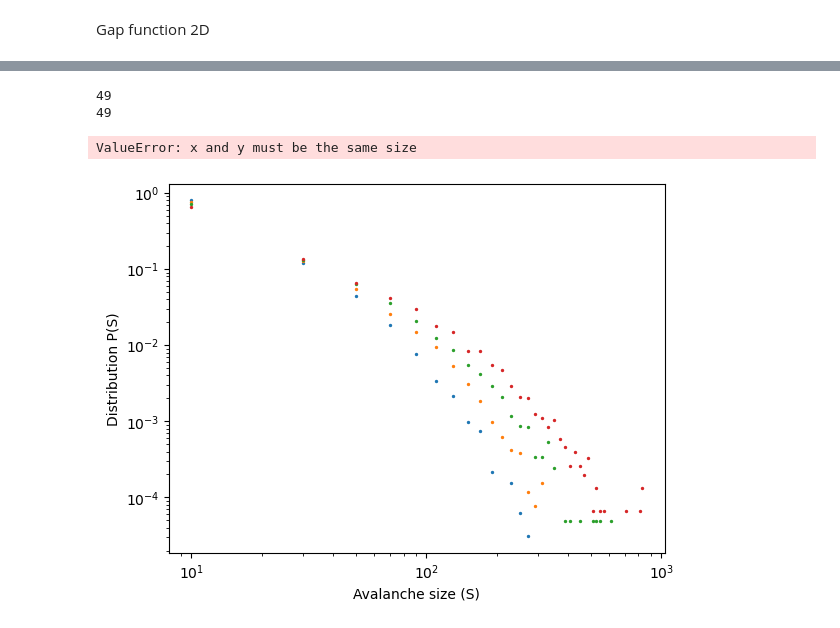
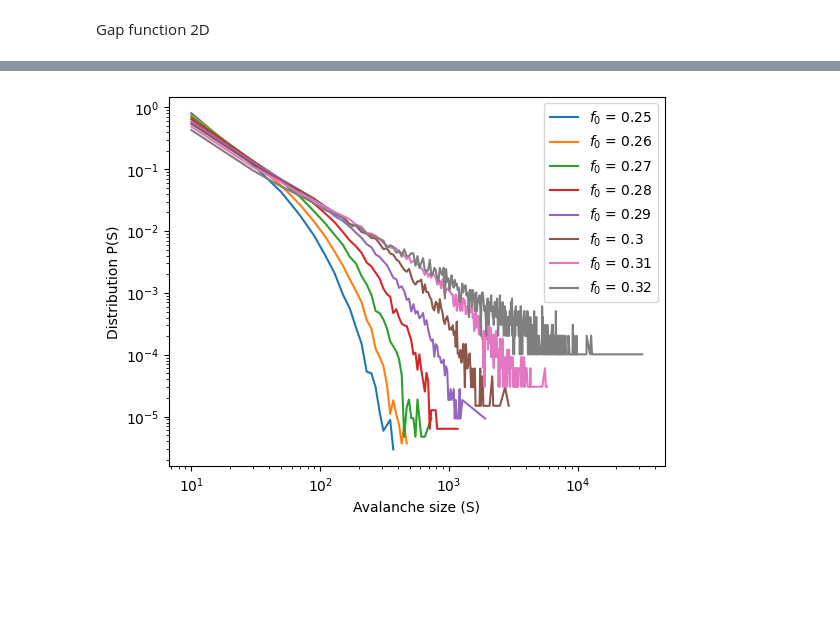
Before and after one commit to elizllaw/CSS_group0, a Jupyter notebook: leon.ipynb, the cells around one changed output, grey strips where cells are left out. Saved outputs shown, nothing was run; the diff lists cells and outputs as text; code cells hidden in the pictures; blank space fills up the shorter version.

```diff
--- a/leon.ipynb
+++ b/leon.ipynb
@@ -316,7 +348,7 @@ plt.show()
 system_sizes = [32, 128, 512, 2048]
 n_iterations = 10000000
 skip_iterations = 200000
-threshold = 0.6
+threshold = 0.65
 
 avalanche_sizes_list = []
 
@@ -466,8 +497,8 @@ Threshold variation
 # %%
 # run simulation for different system sizes to compare
-thresholds = [x for x in np.arange(0.59, 0.65, 0.03)]
-system_size = 265
-n_iterations = 5000000
+thresholds = [x for x in np.arange(0.59, 0.65, 0.01)]
+system_size = 256
+n_iterations = 10000000
 skip_iterations = 200000
 local_segment = [0,1]
 
@@ -765,0 +781,14 @@ plt.show()
+# %%
+# run simulation for different system sizes to compare
+system_sizes = [20, 40, 60, 80]
+# system_sizes = [50]
+
+n_iterations = 300000
+skip_iterations = 0
+threshold = 0.3
+
+min_fitness_list = []
+
+for n_species in system_sizes:
+    min_fitness, fitness_history, avalanche_sizes_global, avalanche_sizes_local, avalanche_activity_global, avalanche_activity_local = bak_sneppen_2D(n_iterations, skip_iterations, n_species, threshold, local_segment)
+    min_fitness_list.append(min_fitness)
@@ -766,5 +827,19 @@ plt.show()
+# %%
+# run simulation for different system sizes to compare
+thresholds_2D = [x for x in np.arange(0.25, 0.33, 0.01)]
+grid_size = 100
+n_iterations = 5000000
+skip_iterations = 0
+local_segment = [0,1]
+
+count = 0
+avalanche_sizes_list = []
+
+for threshold in thresholds_2D:
+    min_fitness, fitness_history, avalanche_sizes_global, avalanche_sizes_local, avalanche_activity_global, avalanche_activity_local = bak_sneppen_2D(n_iterations, skip_iterations, grid_size, threshold, local_segment)
+    avalanche_sizes_list.append(list(avalanche_sizes_global))
 # %%
-thresholds_2D = [x for x in np.arange(0.25, 0.32, 0.01)]
+thresholds_2D = [x for x in np.arange(0.25, 0.33, 0.01)]
 
 
 # for i in range(len(avalanche_sizes_list)):
@@ -798,7 +873,7 @@ thresholds_2D = [x for x in np.arange(0.25, 0.32, 0.01)]
 
 # normalized version
 bin_size = 20
-for i in range(len(avalanche_sizes_list)):
+for i in range(len(avalanche_sizes_list)-1):
     # bins of avalanche sizes
     bins = [x for x in np.arange(0, np.max(avalanche_sizes_list[i]), bin_size)]
     all_bins = [x for x in np.arange(bin_size/2, np.max(avalanche_sizes_list[i]) - bin_size, bin_size)]
@@ -808,35 +883,32 @@ for i in range(len(avalanche_sizes_list)):
     total_avalanches = len(avalanche_sizes_list[i])
     avalanche_distribution = []
     for avalanche in avalanche_size_distribution:
         avalanche_distribution.append(avalanche/total_avalanches)
 
     # remove bins were value is zero
     avalanche_size_distribution_plot = []
     bins_plot = []
     for j in range(len(avalanche_distribution)):
         if avalanche_distribution[j] != 0:
             avalanche_size_distribution_plot.append(avalanche_distribution[j])
             try:
                 bins_plot.append(all_bins[j])
             except IndexError:
                 print(j)
                 print(len(all_bins))
 
 
     # print(avalanche_size_distribution_plot)
     # print(bins_plot)
     # print(len(avalanche_sizes_global))
 
 
-    plt.scatter(bins_plot, avalanche_size_distribution_plot, label=f'threshold = {thresholds_2D[i]}', s=2)
+    plt.plot(bins_plot, avalanche_size_distribution_plot, label=f'$f_0$ = {round(thresholds_2D[i],2)}')#, s=2)
     plt.xlabel('Avalanche size (S)')
     plt.ylabel('Distribution P(S)')
     plt.xscale('log')
     plt.yscale('log')
 plt.legend()
 plt.show()
 # %% [output]
-49
-49
-ValueError: x and y must be the same size
-[figure, old version]
+[figure, new version]
```
Also changed, not shown: parts of 14 cells of this notebook.
